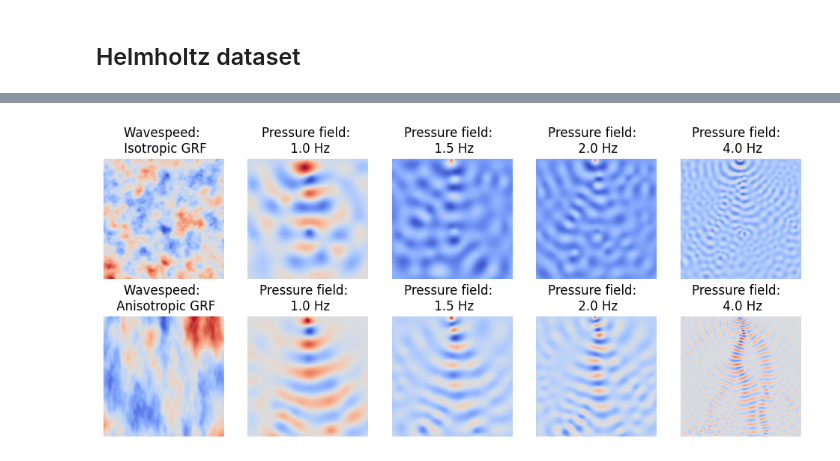
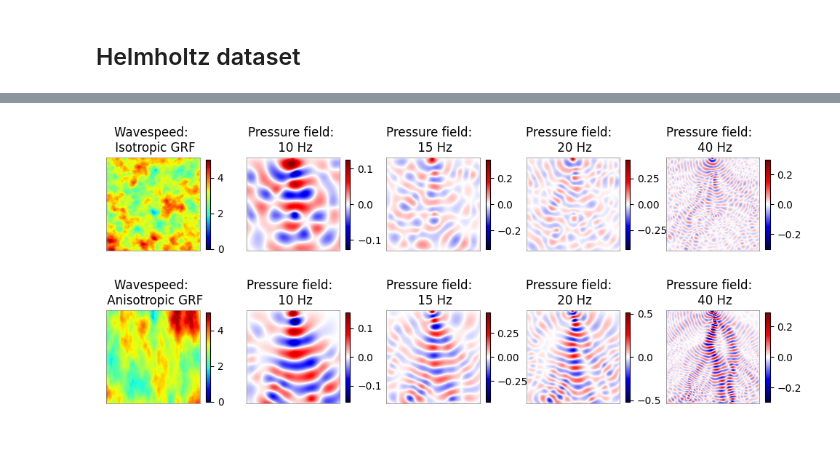
Before and after one commit to wavebench/wavebench, a Jupyter notebook: notebooks/demo-dataset/demo-dataloaders-time-harmonic.ipynb, the cells around one changed output, grey strips where cells are left out. Saved outputs shown, nothing was run; the diff lists cells and outputs as text; code cells hidden in the pictures.

Commit message:
edit the figure style of dataset demos

```diff
--- a/notebooks/demo-dataset/demo-dataloaders-time-harmonic.ipynb
+++ b/notebooks/demo-dataset/demo-dataloaders-time-harmonic.ipynb
@@ -49,42 +41,65 @@ tensor(3.0159) tensor(0.5961)
 [figure]
 # %%
 # a, b = isotropic_dict[1.0]
-
 
 isotropic_pannels = [
   isotropic_dict[1.0][0],
   isotropic_dict[1.0][1][0],
   isotropic_dict[1.5][1][0],
   isotropic_dict[2.0][1][0],
   isotropic_dict[4.0][1][0] ]
 
 anisotropic_pannels = [
   anisotropic_dict[1.0][0],
   anisotropic_dict[1.0][1][0],
   anisotropic_dict[1.5][1][0],
   anisotropic_dict[2.0][1][0],
   anisotropic_dict[4.0][1][0]]
 
 
-fig, axes = plot_images(
-  isotropic_pannels + anisotropic_pannels,
-  fig_size = (12, 5),
-  cbar='none', cmap='coolwarm', vrange='individual', nrows=2)
+nrows = 2
+ncols = 5
+fig_size = (12, 5)
+cbar_shrink = 0.7
+x_list = isotropic_pannels + anisotropic_pannels
+for i in range(len(x_list)):
+    x_list[i] = np.asarray(x_list[i])
+
+
+import numpy as np
+from wavebench.plot_utils import plot_image
+
+fig = plt.figure()
+fig.set_size_inches(fig_size)
+axes = fig.subplots(nrows, ncols)
+im = np.empty(axes.shape, dtype=object)
+
+
+vrange_ = [(-np.max(np.abs(x)), np.max(np.abs(x)) ) for x in x_list]
+
+
+for i, (x, ax_, v) in enumerate(zip(x_list, axes.flat, vrange_)):
+    if i ==0 or i == 5:
+        im_, _ = plot_image(x, ax=ax_, vmin=0, vmax=v[1], cmap='jet')
+    else:
+        im_, _ = plot_image(x, ax=ax_, vmin=v[0], vmax=v[1], cmap='seismic')
+    im.flat[i] = im_
+    fig.colorbar(im_, ax=ax_, shrink=cbar_shrink)
 
 axes[0,0].set_title('Wavespeed: \n Isotropic GRF')
-axes[0,1].set_title('Pressure field: \n 1.0 Hz')
-axes[0,2].set_title('Pressure field:  \n 1.5 Hz')
-axes[0,3].set_title('Pressure field:  \n 2.0 Hz')
-axes[0,4].set_title('Pressure field:  \n 4.0 Hz')
+axes[0,1].set_title('Pressure field: \n 10 Hz')
+axes[0,2].set_title('Pressure field:  \n 15 Hz')
+axes[0,3].set_title('Pressure field:  \n 20 Hz')
+axes[0,4].set_title('Pressure field:  \n 40 Hz')
 
 axes[1,0].set_title('Wavespeed: \n Anisotropic GRF')
-axes[1,1].set_title('Pressure field:  \n 1.0 Hz')
-axes[1,2].set_title('Pressure field:  \n 1.5 Hz')
-axes[1,3].set_title('Pressure field:  \n 2.0 Hz')
-axes[1,4].set_title('Pressure field:  \n 4.0 Hz')
+axes[1,1].set_title('Pressure field:  \n 10 Hz')
+axes[1,2].set_title('Pressure field:  \n 15 Hz')
+axes[1,3].set_title('Pressure field:  \n 20 Hz')
+axes[1,4].set_title('Pressure field:  \n 40 Hz')
 
-[remove_frame(ax) for ax in axes.flatten()]
+[remove_ticks(ax) for ax in axes.flatten()]
 
 plt.savefig(f"{wavebench_figure_path}/helmholtz_demo.pdf", format="pdf", bbox_inches="tight")
 # %% [output]
-[figure, old version]
+[figure, new version]
```
Also changed, not shown: parts of 2 cells of this notebook, 5 other files.
